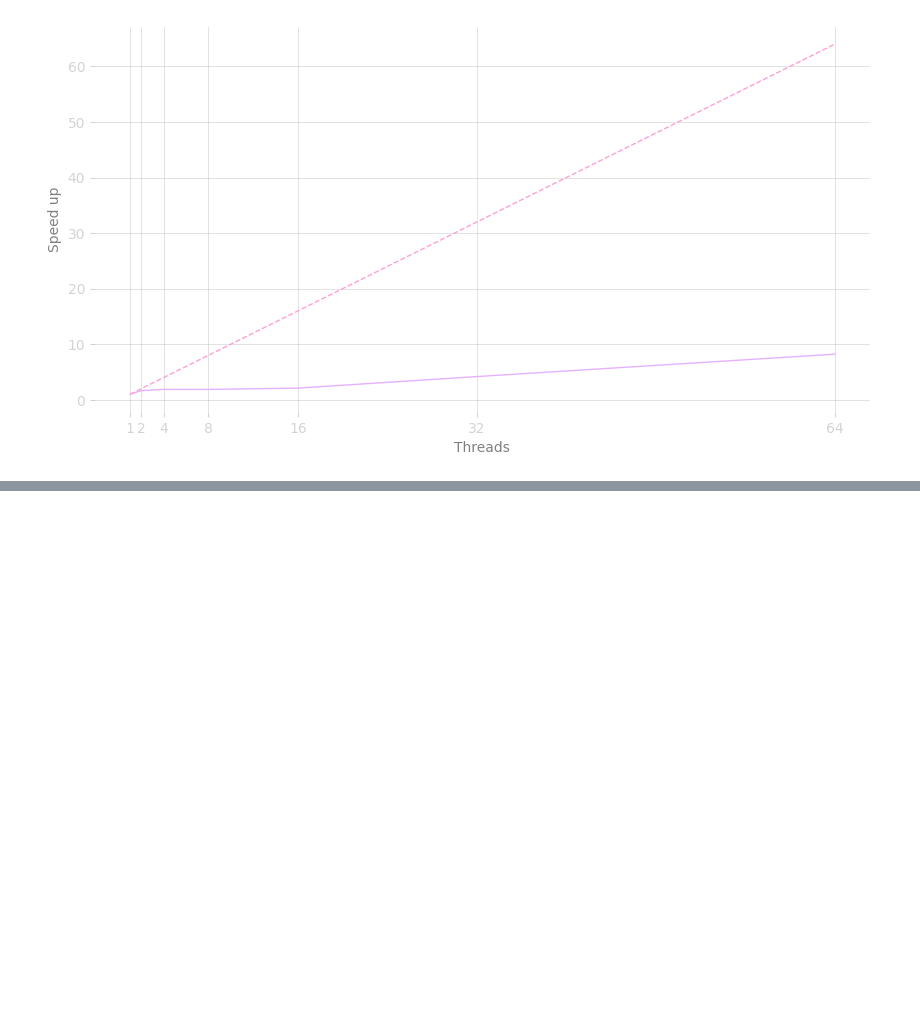
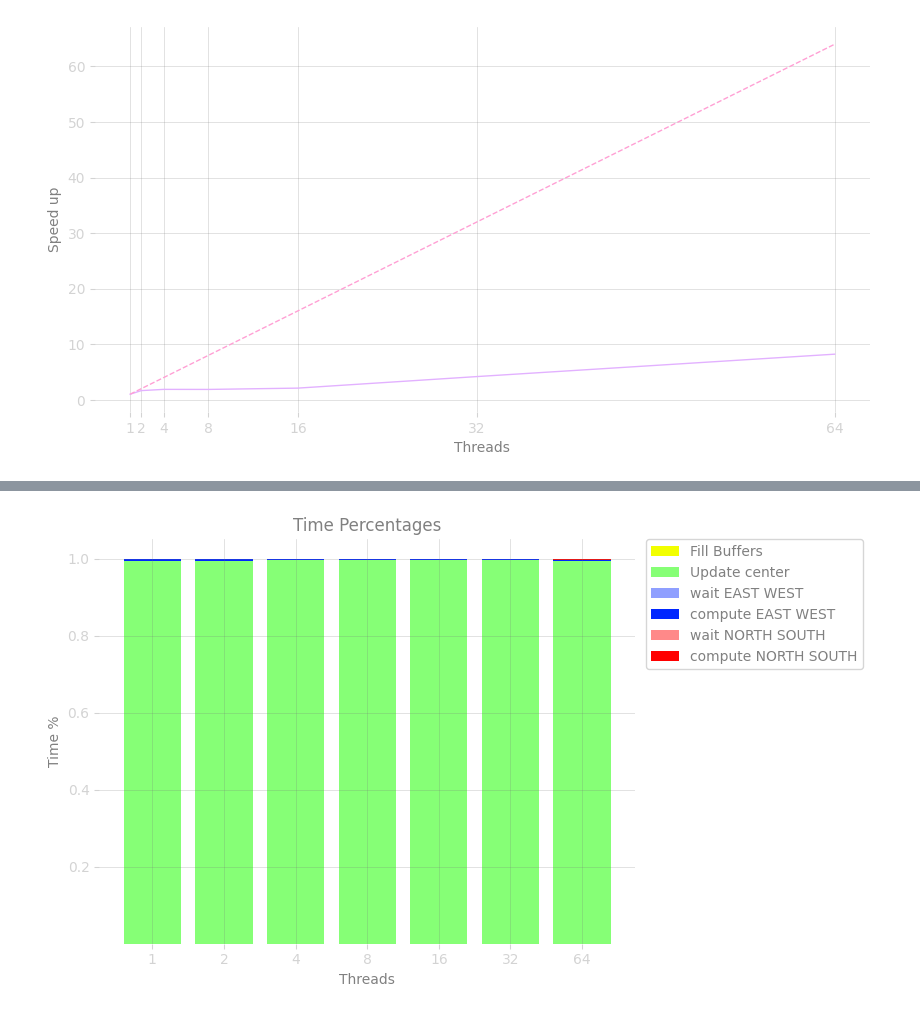
Before and after one commit to Davidezorz/HPCexam, a Jupyter notebook: output/plotResults.ipynb, the cells around one changed output, grey strips where cells are left out. Saved outputs shown, nothing was run; the diff lists cells and outputs as text; code cells hidden in the pictures; blank space fills up the shorter version.

```diff
--- a/output/plotResults.ipynb
+++ b/output/plotResults.ipynb
@@ -146,40 +206,3 @@ plotTime(array_T, array_time)
 speedUp(array_T, array_time)
 # %% [output]
 [figure]
-# %%
-def percentagesPlot(cpus, times, serial_t, x_label = "Threads"):
-    idx = np.argsort(cpus)
-    timeTot = timesPercentage = times[idx][:, 1:-1].sum(axis=-1)
-    timesPercentage = times[idx][:, 1:-1]/timeTot[:,None]
-    cpus  = cpus[idx]
-
-    rowLabels = np.array(["Fill Buffers",
-                          "Update center",
-                          "wait EAST WEST",
-                          "compute EAST WEST",
-                          "wait NORTH SOUTH",
-                          "compute NORTH SOUTH"])
-
-    colors = np.array([ "#F2FF00",
-                        "#86FF76",
-                        "#8F9FFF",
-                        "#0026FF",
-                        "#FF8989",
-                        "#FF0000"])
-
-    fig, ax = plt.subplots(figsize = (10, 5))
-    n_rows, n_cols = timesPercentage.shape
-    cumulative = np.zeros(n_rows)
-
-    for j in range(n_cols):
-        ax.bar(range(n_rows), timesPercentage[:, j], bottom=cumulative, color=colors[j], label=rowLabels[j])
-        cumulative += timesPercentage[:, j]
-
-
-    ax.set_title('Time Percentages')
-    ax.set_xticks(range(n_rows))
-    ax.set_xticklabels([cpu for cpu in cpus])
-
-    ax.set_ylabel("Time %")
-    ax.set_xlabel(x_label)
-    plt.show()
@@ -196,0 +213,4 @@ plt.show()
+# %%
+percentagesPlot(array_T, array_time)
+# %% [output]
+[figure, added]
```
Also changed, not shown: parts of 4 cells of this notebook.
